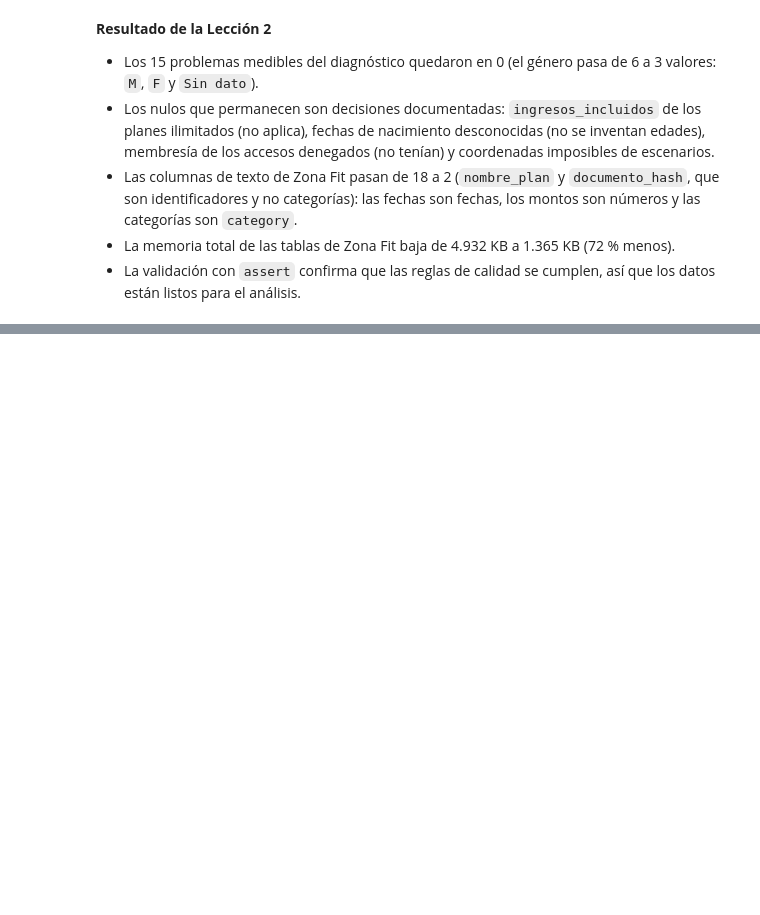
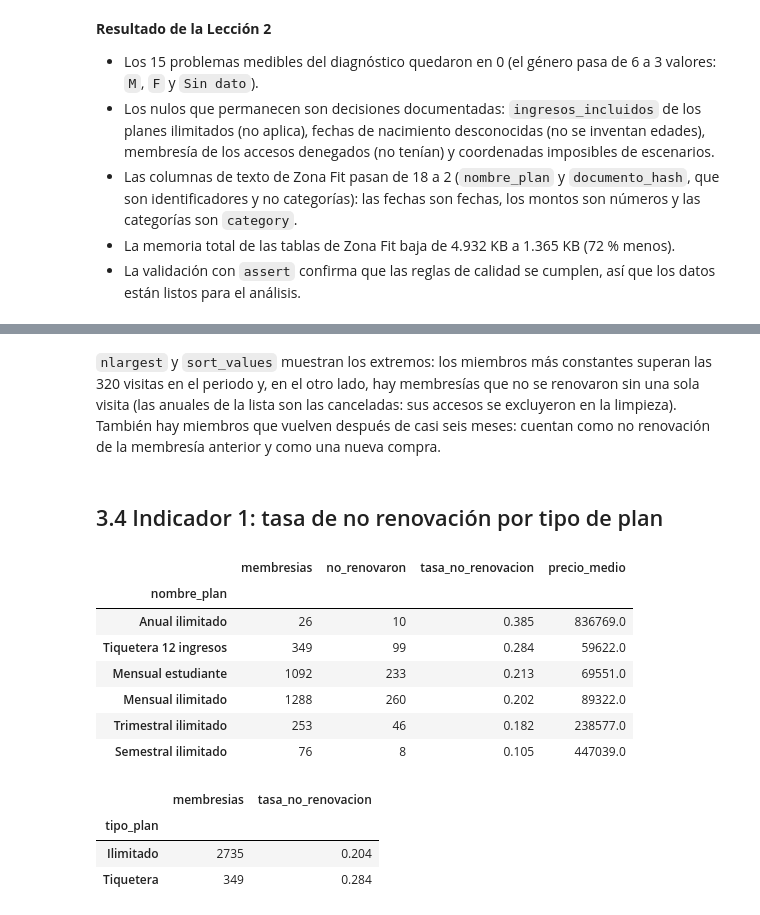
Before and after one commit to juanmejia017/PandasZonafitevolution, a Jupyter notebook: notebooks/data_preparation.ipynb, the cells around one changed output, grey strips where cells are left out. Saved outputs shown, nothing was run; the diff lists cells and outputs as text; code cells hidden in the pictures; blank space fills up the shorter version.

```diff
--- a/notebooks/data_preparation.ipynb
+++ b/notebooks/data_preparation.ipynb
@@ -863,0 +1027,34 @@ problemas
+# %% [markdown]
+`nlargest` y `sort_values` muestran los extremos: los miembros más constantes superan las 320 visitas en el periodo y, en el otro lado, hay membresías que no se renovaron sin una sola visita (las anuales de la lista son las canceladas: sus accesos se excluyeron en la limpieza). También hay miembros que vuelven después de casi seis meses: cuentan como no renovación de la membresía anterior y como una nueva compra.
+# %% [markdown]
+## 3.4 Indicador 1: tasa de no renovación por tipo de plan
+# %%
+indicador_plan = (observables
+    .groupby("nombre_plan")
+    .agg(membresias=("id_membresia", "count"),
+         no_renovaron=("no_renovo", "sum"),
+         tasa_no_renovacion=("no_renovo", "mean"),
+         precio_medio=("precio_pagado", "mean"))
+    .sort_values("tasa_no_renovacion", ascending=False)
+    .round({"tasa_no_renovacion": 3, "precio_medio": 0}))
+indicador_plan
+# %% [output]
+|  | membresias | no_renovaron | tasa_no_renovacion | precio_medio |
+| nombre_plan |  |  |  |  |
+| Anual ilimitado | 26 | 10 | 0.385 | 836769.0 |
+| Tiquetera 12 ingresos | 349 | 99 | 0.284 | 59622.0 |
+| Mensual estudiante | 1092 | 233 | 0.213 | 69551.0 |
+| Mensual ilimitado | 1288 | 260 | 0.202 | 89322.0 |
+| Trimestral ilimitado | 253 | 46 | 0.182 | 238577.0 |
+| Semestral ilimitado | 76 | 8 | 0.105 | 447039.0 |
+# %%
+indicador_tipo = (observables.groupby("tipo_plan", observed=True)
+                             .agg(membresias=("id_membresia", "count"),
+                                  tasa_no_renovacion=("no_renovo", "mean"))
+                             .round(3))
+indicador_tipo
+# %% [output]
+|  | membresias | tasa_no_renovacion |
+| tipo_plan |  |  |
+| Ilimitado | 2735 | 0.204 |
+| Tiquetera | 349 | 0.284 |
```
Also changed, not shown: parts of 29 cells of this notebook.
